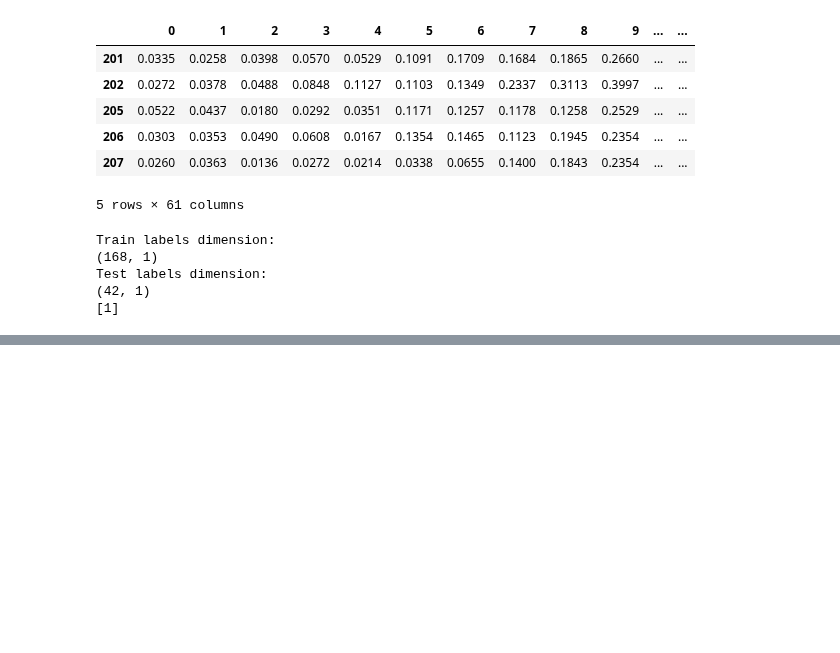
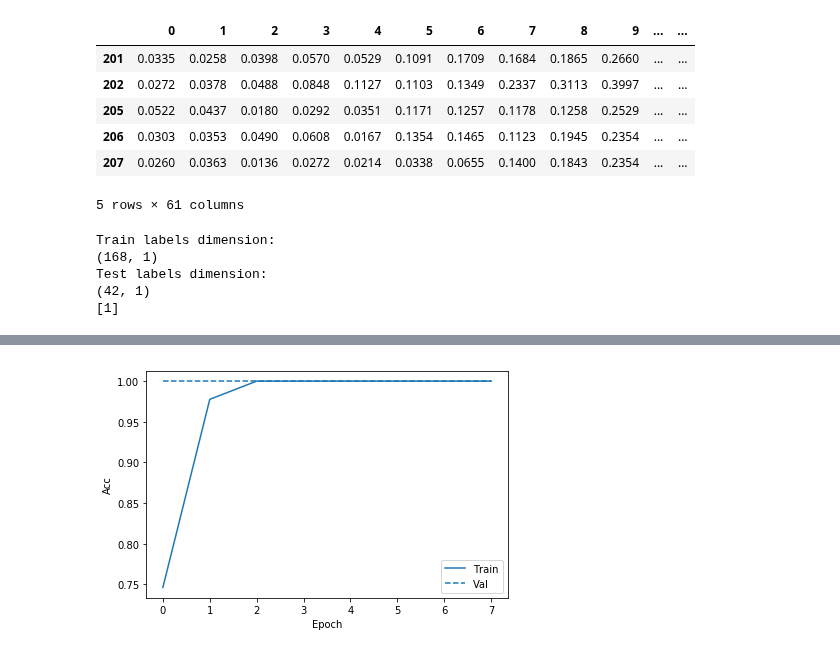
Before and after one commit to borodark/ie7860, a Jupyter notebook: HW2 MLP Sonar.ipynb, the cells around one changed output, grey strips where cells are left out. Drawn from its saved outputs; the diff is of its cells as text; code cells hidden in the pictures; blank space fills up the shorter version.

```diff
--- a/HW2 MLP Sonar.ipynb
+++ b/HW2 MLP Sonar.ipynb
@@ -150,0 +150,4 @@ plot_metrics(history,  metrics =  ['loss'])
+# %%
+plot_metrics(history,  metrics =  ['acc'])
+# %% [output]
+[figure, added]
```
Also changed, not shown: parts of 10 cells of this notebook.
